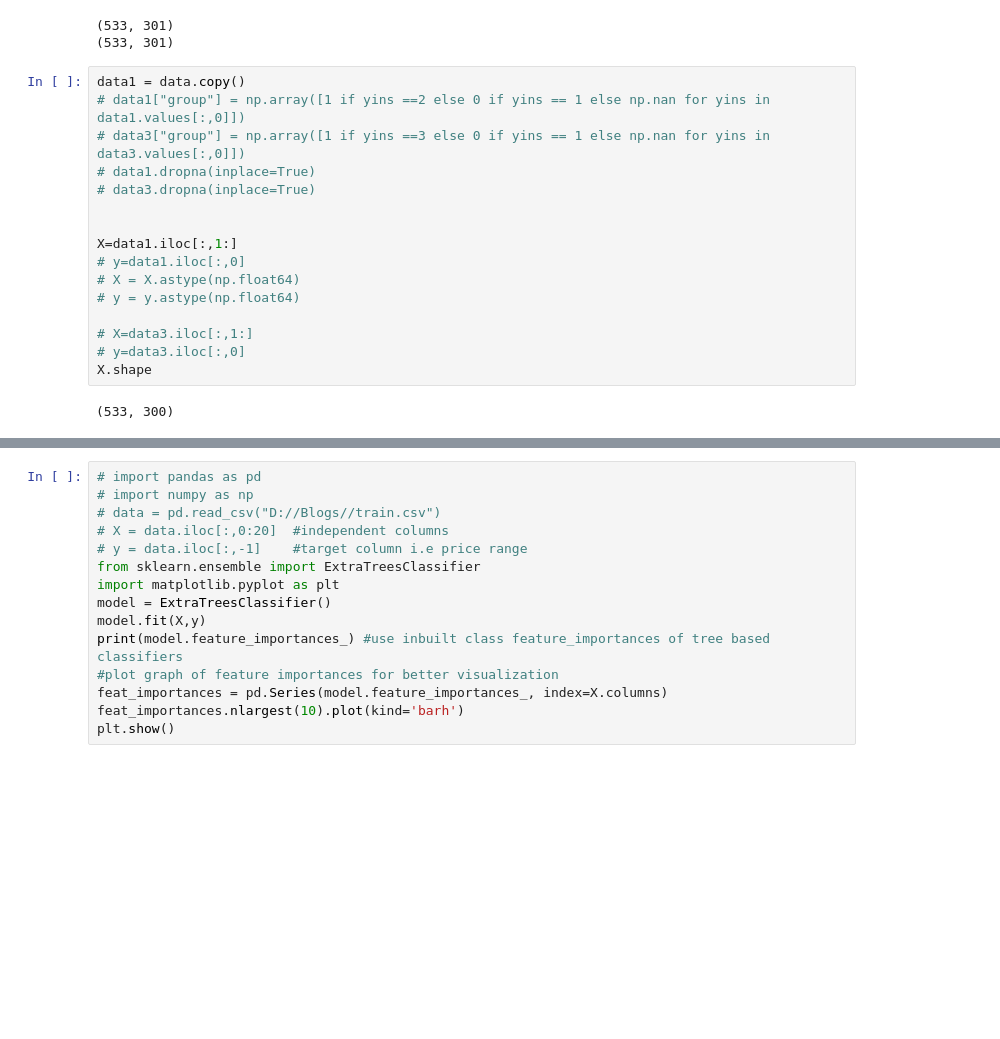
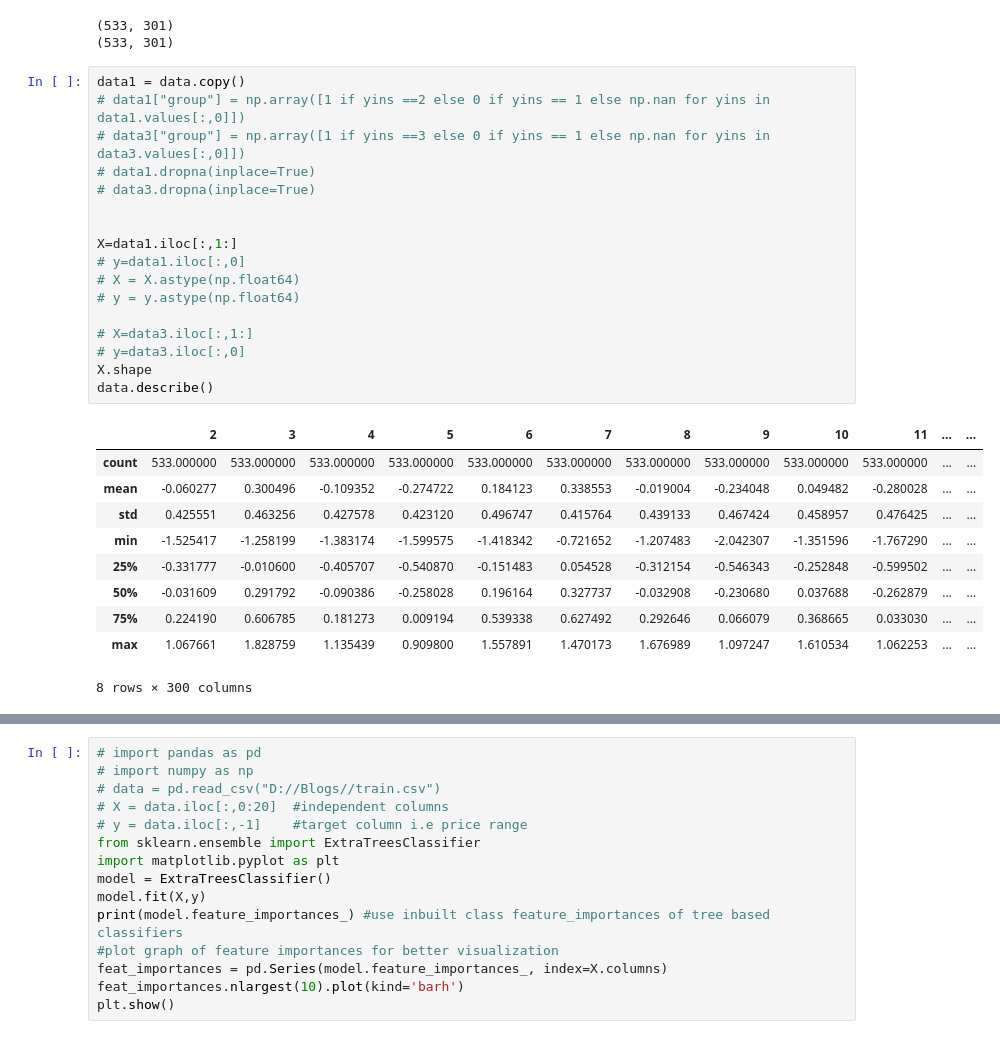
Before and after one commit to aminkhod/DDI-Project, a Jupyter notebook: feature_selection.ipynb, the cells around one changed output, grey strips where cells are left out. Drawn from its saved outputs; the diff is of its cells as text; blank space fills up the shorter version.

```diff
--- a/feature_selection.ipynb
+++ b/feature_selection.ipynb
@@ -44,19 +44,29 @@ print(data.shape)
 # %%
 data1 = data.copy()
 # data1["group"] = np.array([1 if yins ==2 else 0 if yins == 1 else np.nan for yins in data1.values[:,0]])
 # data3["group"] = np.array([1 if yins ==3 else 0 if yins == 1 else np.nan for yins in data3.values[:,0]])
 # data1.dropna(inplace=True)
 # data3.dropna(inplace=True)
 
 
 X=data1.iloc[:,1:]
 # y=data1.iloc[:,0]
 # X = X.astype(np.float64)
 # y = y.astype(np.float64)
 
 # X=data3.iloc[:,1:]
 # y=data3.iloc[:,0]
 X.shape
+data.describe()
 # %% [output]
+|  | 2 | 3 | 4 | 5 | 6 | 7 | 8 | 9 | 10 | 11 | ... | ... |
+| count | 533.000000 | 533.000000 | 533.000000 | 533.000000 | 533.000000 | 533.000000 | 533.000000 | 533.000000 | 533.000000 | 533.000000 | ... | ... |
+| mean | -0.060277 | 0.300496 | -0.109352 | -0.274722 | 0.184123 | 0.338553 | -0.019004 | -0.234048 | 0.049482 | -0.280028 | ... | ... |
+| std | 0.425551 | 0.463256 | 0.427578 | 0.423120 | 0.496747 | 0.415764 | 0.439133 | 0.467424 | 0.458957 | 0.476425 | ... | ... |
+| min | -1.525417 | -1.258199 | -1.383174 | -1.599575 | -1.418342 | -0.721652 | -1.207483 | -2.042307 | -1.351596 | -1.767290 | ... | ... |
+| 25% | -0.331777 | -0.010600 | -0.405707 | -0.540870 | -0.151483 | 0.054528 | -0.312154 | -0.546343 | -0.252848 | -0.599502 | ... | ... |
+| 50% | -0.031609 | 0.291792 | -0.090386 | -0.258028 | 0.196164 | 0.327737 | -0.032908 | -0.230680 | 0.037688 | -0.262879 | ... | ... |
+| 75% | 0.224190 | 0.606785 | 0.181273 | 0.009194 | 0.539338 | 0.627492 | 0.292646 | 0.066079 | 0.368665 | 0.033030 | ... | ... |
+| max | 1.067661 | 1.828759 | 1.135439 | 0.909800 | 1.557891 | 1.470173 | 1.676989 | 1.097247 | 1.610534 | 1.062253 | ... | ... |
-(533, 300)
+8 rows × 300 columns
 # %%
```
Also changed, not shown: parts of 9 cells of this notebook.
